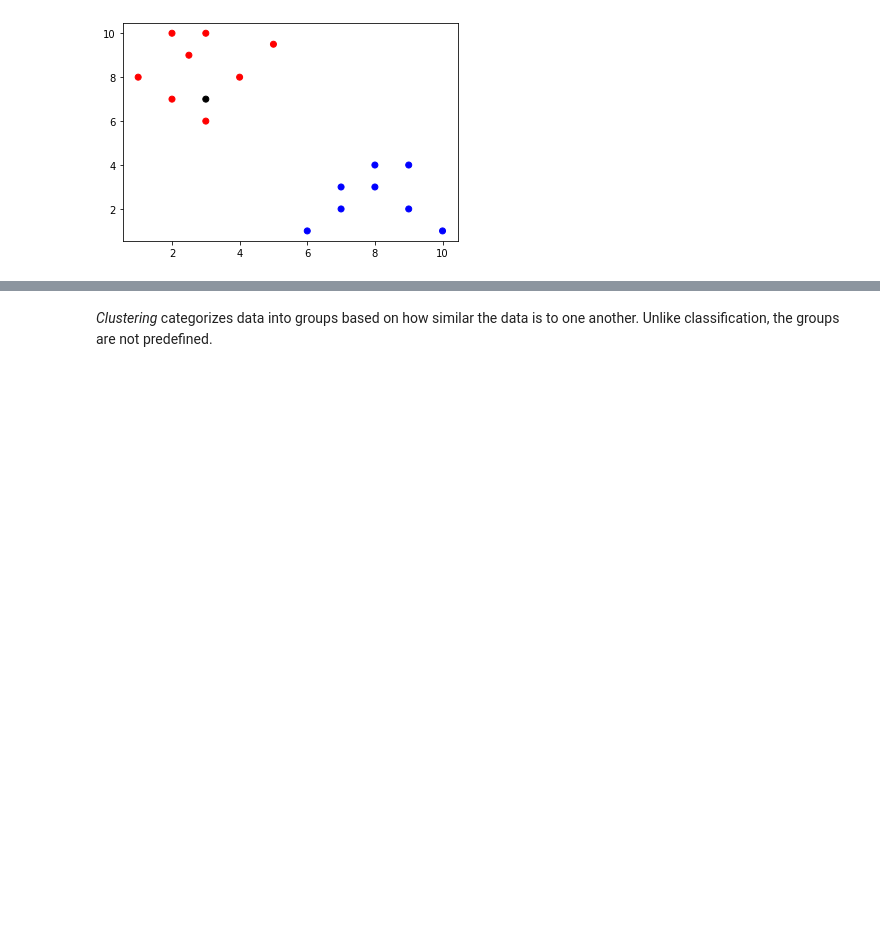
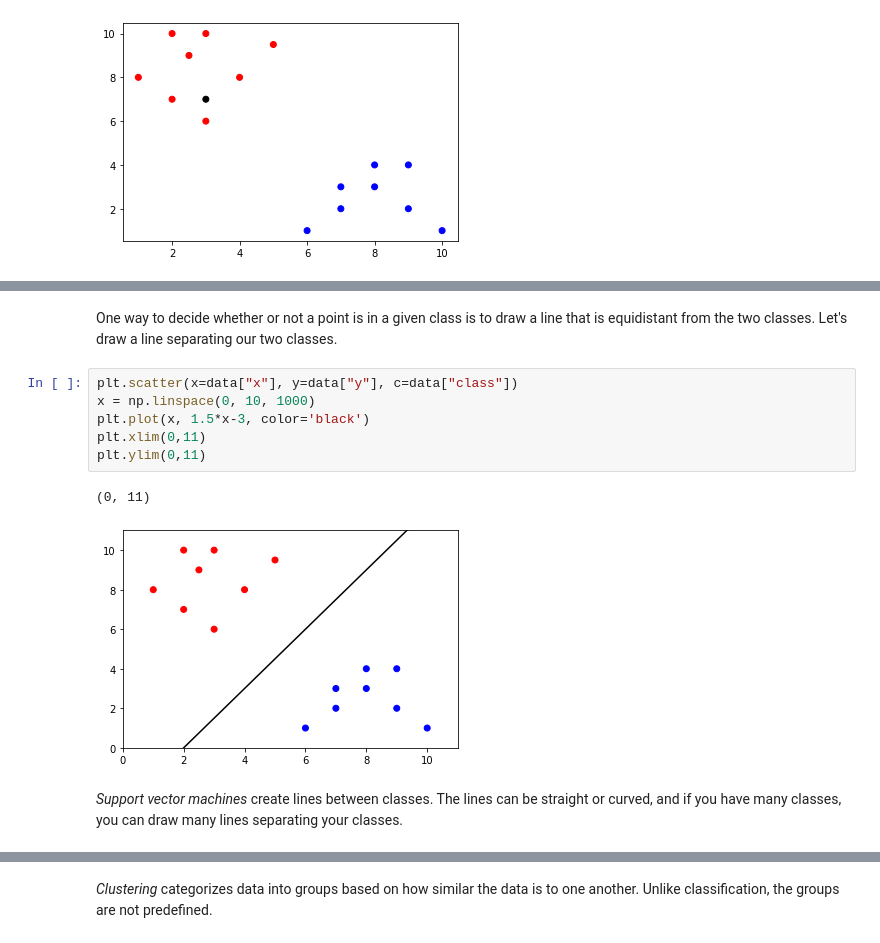
Before and after one commit to kteavery/dip-into-data-tutorial, a Jupyter notebook: lessons/main-lesson.ipynb, the cells around one changed output, grey strips where cells are left out. Drawn from its saved outputs; the diff is of its cells as text; blank space fills up the shorter version.

```diff
--- a/lessons/main-lesson.ipynb
+++ b/lessons/main-lesson.ipynb
@@ -126,0 +153,13 @@ plt.scatter(x=new_data["x"], y=new_data["y"], c=new_data["class"])
+# %% [markdown]
+One way to decide whether or not a point is in a given class is to draw a line that is equidistant from the two classes. Let's draw a line separating our two classes.
+# %%
+plt.scatter(x=data["x"], y=data["y"], c=data["class"])
+x = np.linspace(0, 10, 1000)
+plt.plot(x, 1.5*x-3, color='black')
+plt.xlim(0,11)
+plt.ylim(0,11)
+# %% [output]
+(0, 11)
+[figure, added]
+# %% [markdown]
+*Support vector machines* create lines between classes. The lines can be straight or curved, and if you have many classes, you can draw many lines separating your classes.
```
Also changed, not shown: parts of 39 cells of this notebook, 7 other files.
